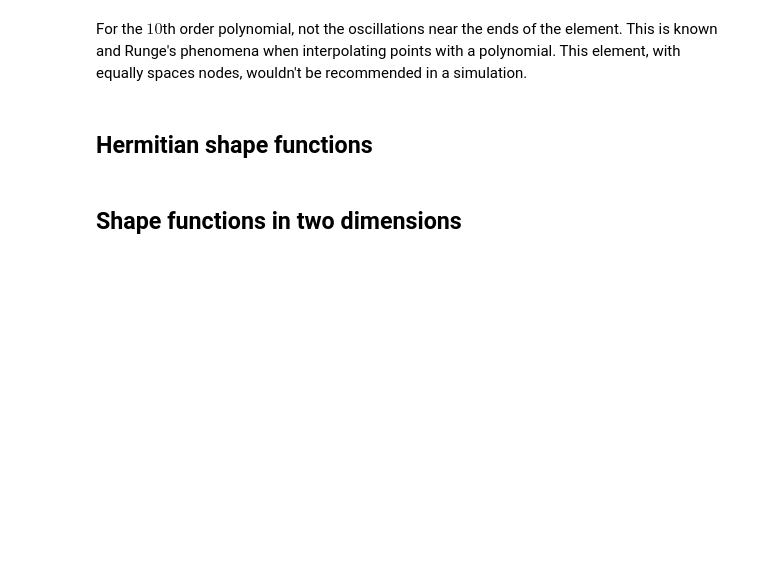
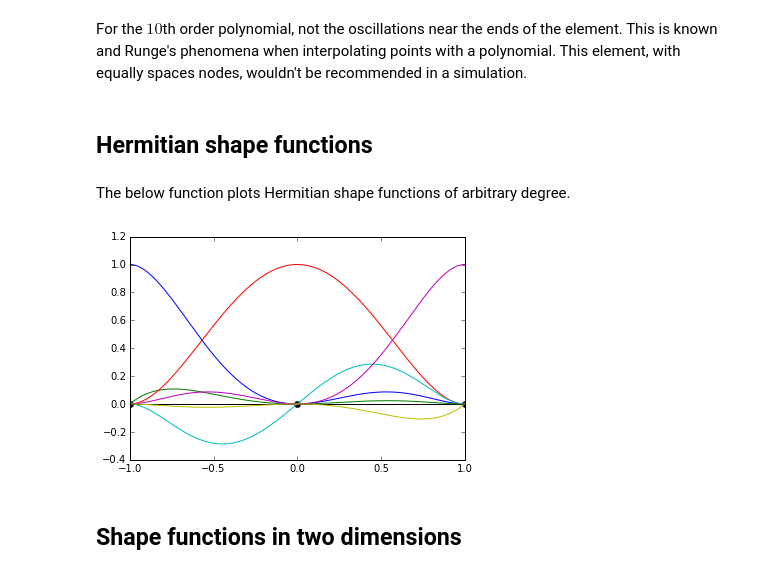
Before and after one commit to garth-wells/notebooks-3D7, a Jupyter notebook: notebooks/ShapeFunctions.ipynb, the cells around one changed output. Drawn from its saved outputs; the diff is of its cells as text; code cells hidden in the pictures; blank space fills up the shorter version.

Commit message:
Add plotting of Hermitian shape functions.

```diff
--- a/notebooks/ShapeFunctions.ipynb
+++ b/notebooks/ShapeFunctions.ipynb
@@ -120,5 +120,52 @@ plot_lagrange(10)
 For the $10$th order polynomial, not the oscillations near the ends of the element. This is known and Runge's phenomena when interpolating points with a polynomial. This element, with equally spaces nodes, wouldn't be recommended in a simulation.
 # %% [markdown]
 ## Hermitian shape functions
+# %% [markdown]
+The below function plots Hermitian shape functions of arbitrary degree.
+# %%
+def row(x, n):
+    "For a point x, compute the 'N' and 'M' rows in the interpolation matrix for degree n"
+    a = np.zeros((2, n + 1))
+    for i in range(n + 1):
+        a[0, i] = np.power(x, i)
+    for i in range(1, n + 1):
+        a[1, i] = i*np.power(x, i - 1)
+    return a
+
+# Element nodes
+num_nodes = 3
+x_n = np.linspace(-1.0, 1.0, num_nodes)
+plt.plot(x_n, np.zeros(len(x_n)), '-o', color='k');
+
+# Polynomial degree
+degree = 2*num_nodes -1
+
+# Build Vandermonde matrix
+V = np.zeros((0, 2*len(x_n)))
+#V = None
+for i in range(len(x_n)):
+    V = np.vstack((V, row(x_n[i], degree)))
+
+# Points for plotting
+x = np.linspace(-1.0, 1.0, 200)
+
+# Solve Vandermonde matrix while cycling through RHS, and plot
+for i in range(2*len(x_n)):
+    b = np.zeros(2*len(x_n))
+    b[i] = 1.0
+
+    # Solve for polynomial coefficients
+    c = np.linalg.solve(V, b)
+
+    # Reverse order of coefficients since NumPy polyn1d functions wants coefficients
+    # in order [x^4, x^3, . . . 1], etc.
+    c = c[::-1]
+
+    # Create polynimial for plotting
+    p = np.poly1d(c)
+    N = p(x)
+    plt.plot(x, N);
+# %% [output]
+[figure, added]
 # %% [markdown]
 ## Shape functions in two dimensions
```
Also changed, not shown: parts of 1 cell of this notebook.
